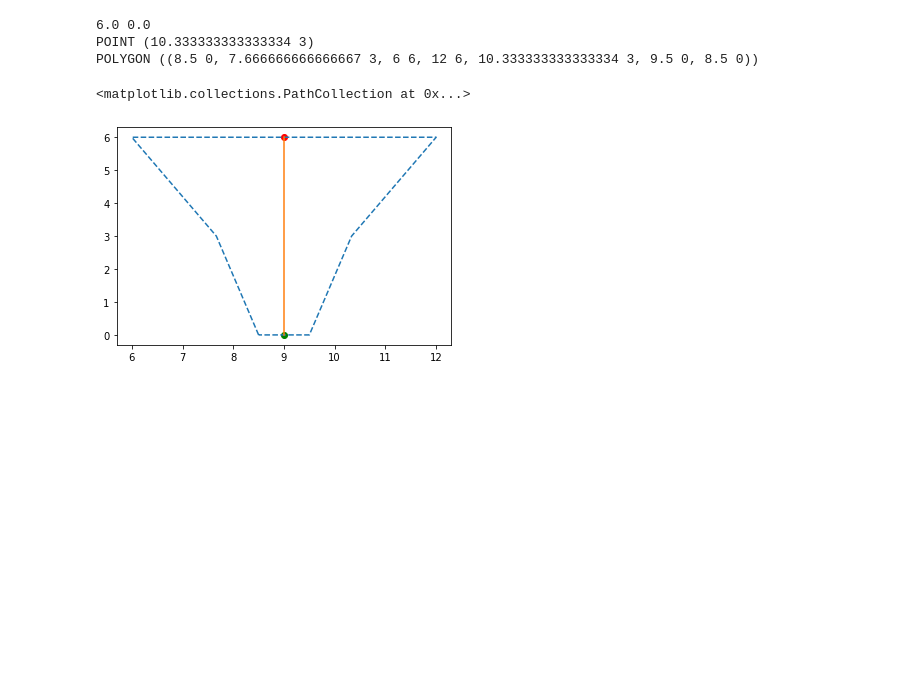
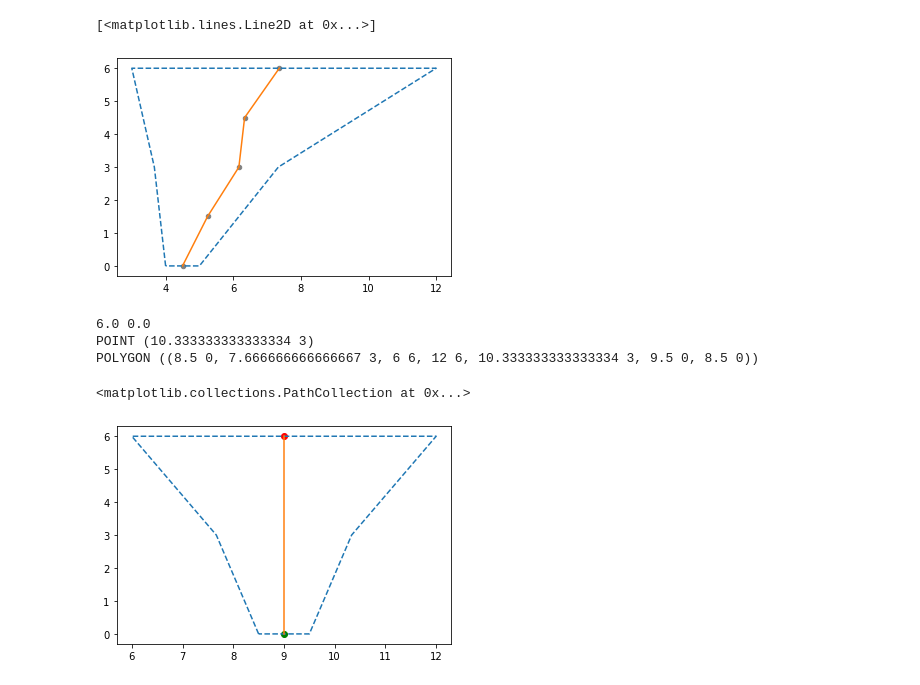
Before and after one commit to adhocmaster/carla-jaywalker-experiments, a Jupyter notebook: notebooks/Crosswalk-area/crosswalk-area.ipynb, the cells around one changed output. Drawn from its saved outputs; the diff is of its cells as text; code cells hidden in the pictures; blank space fills up the shorter version.

```diff
--- a/notebooks/Crosswalk-area/crosswalk-area.ipynb
+++ b/notebooks/Crosswalk-area/crosswalk-area.ipynb
@@ -35,3 +40,25 @@ goalLine = LineString([(6, 6), (12, 6)])
+# %%
+# Visualize all geometries
+area = CrosswalkGeom.areaPolygon
+x,y = area.exterior.xy
+plt.plot(x,y, '--')
+
+
+# Visualize intermediate points
+interPoints = CrosswalkGeom.intermediatePoints
+line_x = []
+line_y = []
+for j in range(len(interPoints)):
+    line_x.append(interPoints[j].x)
+    line_y.append(interPoints[j].y)
+    #print(new_points[i])
+    plt.scatter(interPoints[j].x, interPoints[j].y, s=20, color='grey')
+
+
+plt.plot(line_x, line_y)
+# %% [output]
+[<matplotlib.lines.Line2D at 0x...>]
+[figure, added]
 # %%
 '''Functions that might be useful'''
 
```
Also changed, not shown: parts of 4 cells of this notebook, 2 other files.
